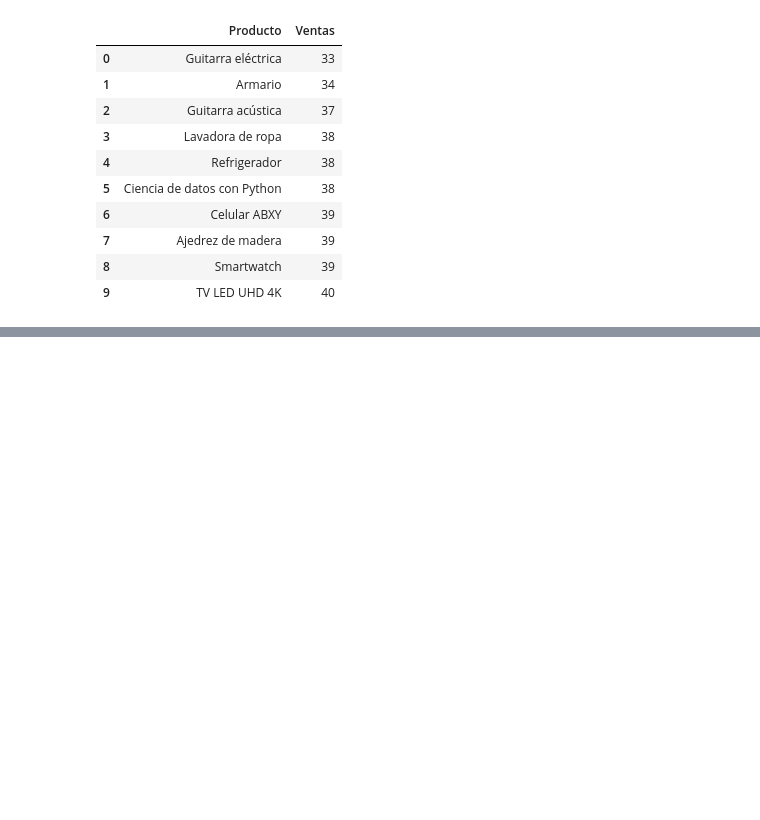
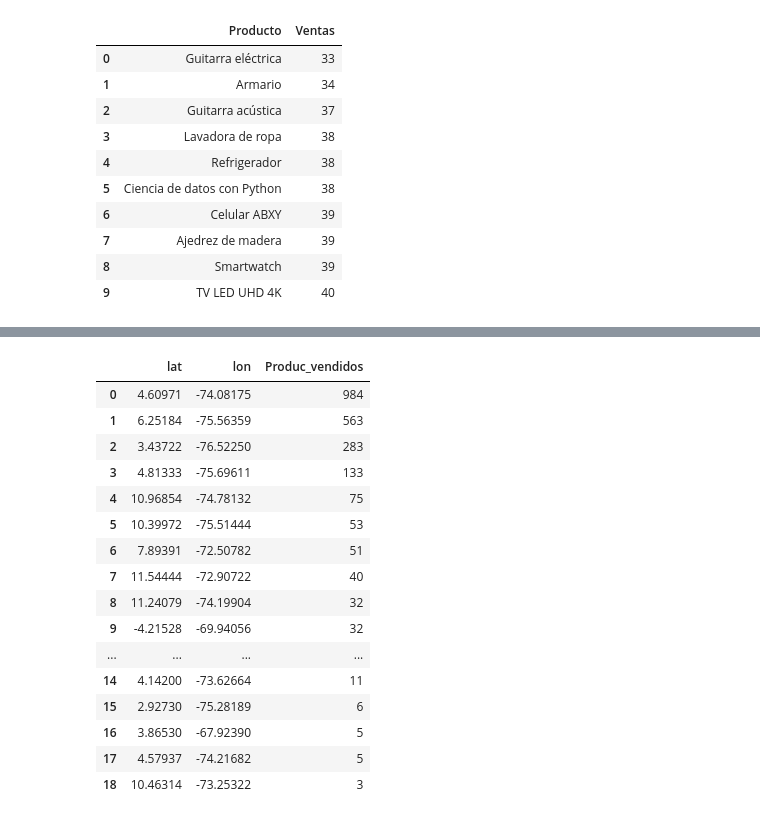
Before and after one commit to Nataliahfk/Challenge_AluraStore_ejemplo, a Jupyter notebook: notebooks/eda_2.ipynb, the cells around one changed output, grey strips where cells are left out. Drawn from its saved outputs; the diff is of its cells as text; code cells hidden in the pictures; blank space fills up the shorter version.

```diff
--- a/notebooks/eda_2.ipynb
+++ b/notebooks/eda_2.ipynb
@@ -694,0 +715,22 @@ diagrama_productos_mas_menos_vendidos(productos_mas_vendidos_t4['Producto'], pro
+# %%
+location_sales_t1 =tienda_1.groupby(['lat', 'lon']). agg(Produc_vendidos=('Producto', 'count')).sort_values(by='Produc_vendidos', ascending=False)
+location_sales_t1 = location_sales_t1.reset_index()
+location_sales_t1
+# %% [output]
+|  | lat | lon | Produc_vendidos |
+| 0 | 4.60971 | -74.08175 | 984 |
+| 1 | 6.25184 | -75.56359 | 563 |
+| 2 | 3.43722 | -76.52250 | 283 |
+| 3 | 4.81333 | -75.69611 | 133 |
+| 4 | 10.96854 | -74.78132 | 75 |
+| 5 | 10.39972 | -75.51444 | 53 |
+| 6 | 7.89391 | -72.50782 | 51 |
+| 7 | 11.54444 | -72.90722 | 40 |
+| 8 | 11.24079 | -74.19904 | 32 |
+| 9 | -4.21528 | -69.94056 | 32 |
+| ... | ... | ... | ... |
+| 14 | 4.14200 | -73.62664 | 11 |
+| 15 | 2.92730 | -75.28189 | 6 |
+| 16 | 3.86530 | -67.92390 | 5 |
+| 17 | 4.57937 | -74.21682 | 5 |
+| 18 | 10.46314 | -73.25322 | 3 |
```
Also changed, not shown: parts of 15 cells of this notebook, 1 other file.
